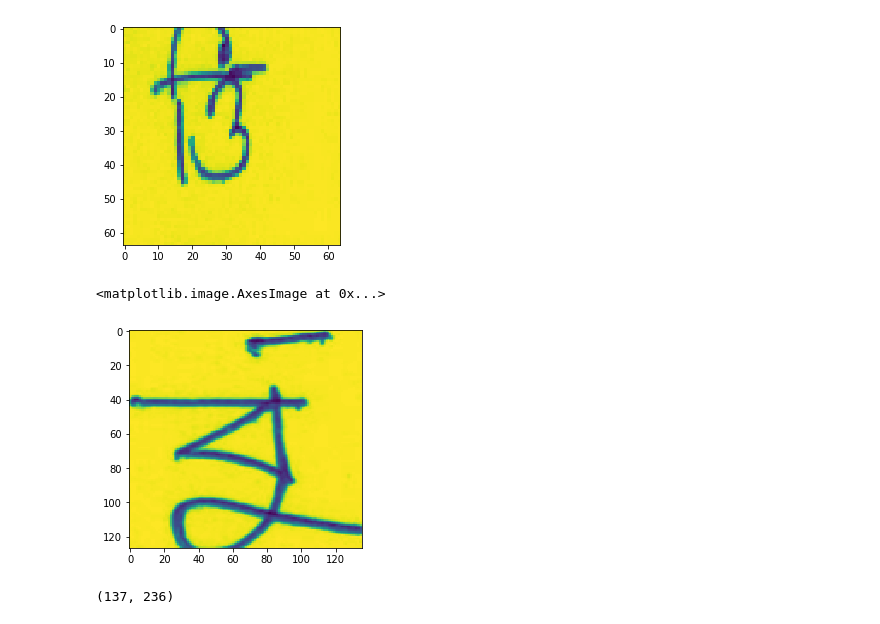
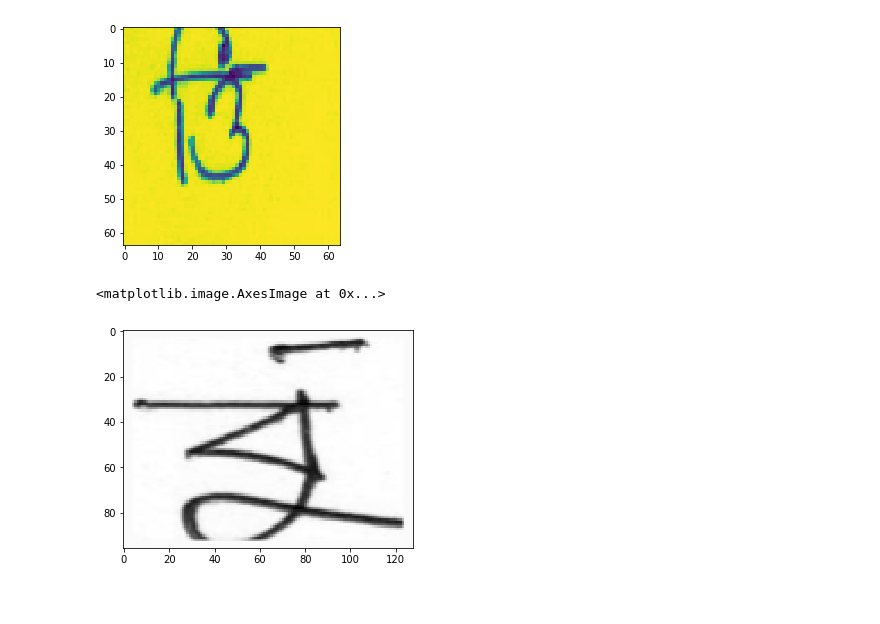
Before and after one commit to angrybayblade/kaggle-bengaliAI-handwritten-grapheme-classification, a Jupyter notebook: Image Processing.ipynb, the cells around one changed output. Saved outputs shown, nothing was run; the diff lists cells and outputs as text; code cells hidden in the pictures.

```diff
--- a/Image Processing.ipynb
+++ b/Image Processing.ipynb
@@ -35,45 +35,20 @@ plt.imshow(cv2.resize(img.copy(),(64,64)))
 <matplotlib.image.AxesImage at 0x...>
 [figure]
 # %%
-def crop(img,pad=True,sharpen=False):
+def crop(img,pad=True,sharpen=False,resize=(128,96)):
     img_ = img.copy()
     H,W = img_.shape
     W_THRESH = 8
     H_THRESH = 8
-    PAD = 5
+    PAD = 5 if pad else 0
 
     W_MIN,W_MAX = np.where(img.std(axis=0) > W_THRESH)[0][[0,-1]]
     H_MIN,H_MAX = np.where(img.std(axis=1) > H_THRESH)[0][[0,-1]]
 
-    if pad:
-        if W_MAX > W - W_THRESH:
-            PAD_ = W_THRESH - PAD
-        else:
-            W_MAX += PAD
-
-        if W_MIN < W_THRESH:
-            pass
-        else:
-            pass
-
-        if H_MAX > H - H_THRESH:
-            pass
-        else:
-            pass
-
-        if W_MIN < H - H_THRESH:
-            pass
-        else:
-            pass
-
-    return img_[H_MIN:H_MAX,W_MIN:W_MAX]
+    return cv2.resize(np.pad(img_[H_MIN:H_MAX,W_MIN:W_MAX],PAD,constant_values=250),resize)
 
 
-plt.imshow(crop(images[1003].reshape(SHAPE)))
+plt.imshow(crop(images[1003].reshape(SHAPE),pad=True),cmap="gray")
 # %% [output]
 <matplotlib.image.AxesImage at 0x...>
-[figure, old version]
+[figure, new version]
-# %%
-img.shape
-# %% [output]
-(137, 236)
```
Also changed, not shown: 3 other files.
